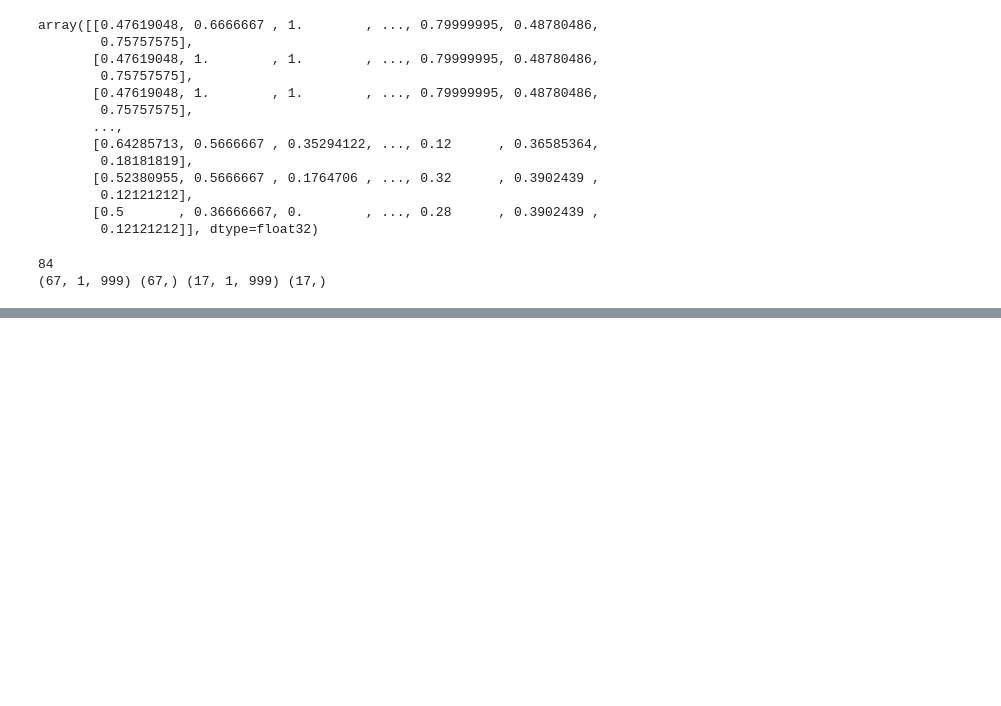
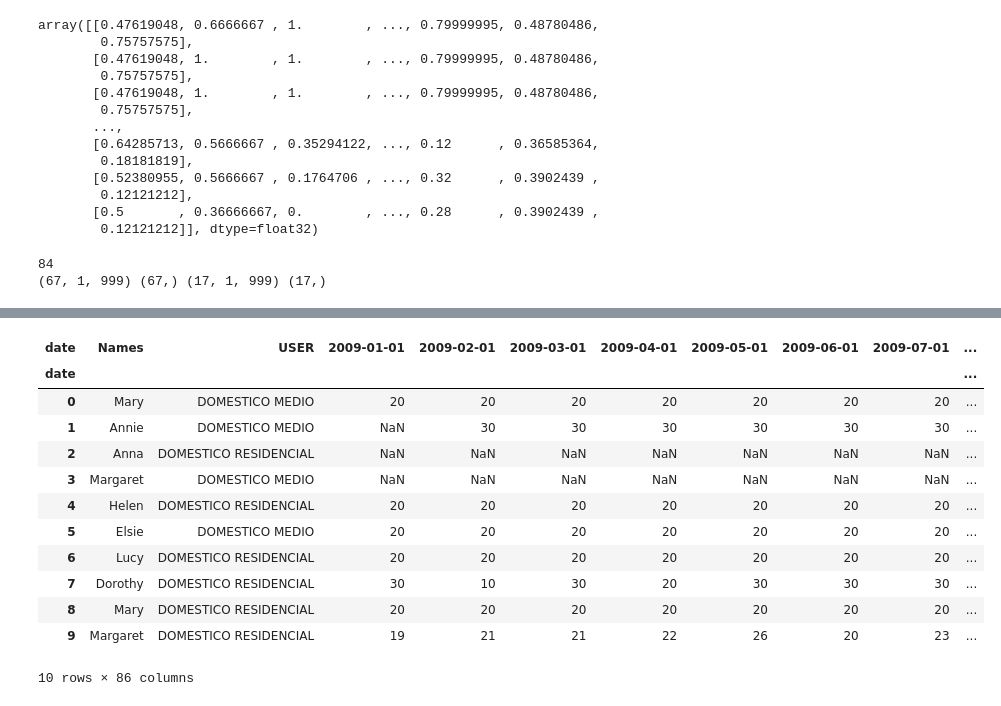
Before and after one commit to bchuchucaa/RNNConsumoDeAgua, a Jupyter notebook: RNNConsumoDeAgua.ipynb, the cells around one changed output, grey strips where cells are left out. Saved outputs shown, nothing was run; the diff lists cells and outputs as text; code cells hidden in the pictures; blank space fills up the shorter version.

```diff
--- a/RNNConsumoDeAgua.ipynb
+++ b/RNNConsumoDeAgua.ipynb
@@ -236,0 +246,22 @@ Name: 999, dtype: float64
+# %%
+#AJUSTE DEL FORMATO DE LAS FECHAS PARA LA TRANSFORMACION A TIPO DATETIME
+lookup = {'ENE':'01','FEB':'02','MAR':'03','ABR':'04','MAY':'05','JUN':'06','JUL':'07','AGO':'08','SEP':'09','OCT':'10','NOV':'11','DIC':'12'}
+clist=[]
+for col in dataset.columns[5:]:
+    col = col[4:].split('_')
+    clist.append('20'+col[1]+'-'+lookup[col[0]]+'-01')
+
+columns = ['LANDUSE_TYPE','USER','PIPE DIAM','VENDOR','JAN16']+clist
+dataset.columns=columns
+# %%
+dataset = dataset.drop(columns=['LANDUSE_TYPE','PIPE DIAM','VENDOR','JAN16'])
+# %%
+rows_list = []
+# %%
+dataComp = pd.DataFrame(columns=('DATE','TIPO', 'CONSUMO'))
+for column in range(1,len(dataset.columns),1):
+  selection=dataset.iloc[:,column]
+  for row in range(len(selection)):
+    df2=[dataset.columns[column],dataset.iloc[row,0],selection.iloc[row]]
+    print(df2)
+    rows_list.append(df2)
@@ -236,0 +318,22 @@ Name: 999, dtype: float64
+# %%
+dataComp = pd.DataFrame(columns=('DATE','TIPO', 'CONSUMO'))
+for column in range(2,len(dataset.columns),1):
+  selection=dataset.iloc[:,column]
+  for row in range(len(selection)):
+    for iter in range(1,2,1):
+      df2=[data.columns[iter],data.iloc[row,0],data.iloc[row,iter]]
+      dataComp.loc[row]=df2
+# %% [output]
+| date | Names | USER | 2009-01-01 | 2009-02-01 | 2009-03-01 | 2009-04-01 | 2009-05-01 | 2009-06-01 | 2009-07-01 | ... |
+| date |  |  |  |  |  |  |  |  |  | ... |
+| 0 | Mary | DOMESTICO MEDIO | 20 | 20 | 20 | 20 | 20 | 20 | 20 | ... |
+| 1 | Annie | DOMESTICO MEDIO | NaN | 30 | 30 | 30 | 30 | 30 | 30 | ... |
+| 2 | Anna | DOMESTICO RESIDENCIAL | NaN | NaN | NaN | NaN | NaN | NaN | NaN | ... |
+| 3 | Margaret | DOMESTICO MEDIO | NaN | NaN | NaN | NaN | NaN | NaN | NaN | ... |
+| 4 | Helen | DOMESTICO RESIDENCIAL | 20 | 20 | 20 | 20 | 20 | 20 | 20 | ... |
+| 5 | Elsie | DOMESTICO MEDIO | 20 | 20 | 20 | 20 | 20 | 20 | 20 | ... |
+| 6 | Lucy | DOMESTICO RESIDENCIAL | 20 | 20 | 20 | 20 | 20 | 20 | 20 | ... |
+| 7 | Dorothy | DOMESTICO RESIDENCIAL | 30 | 10 | 30 | 20 | 30 | 30 | 30 | ... |
+| 8 | Mary | DOMESTICO RESIDENCIAL | 20 | 20 | 20 | 20 | 20 | 20 | 20 | ... |
+| 9 | Margaret | DOMESTICO RESIDENCIAL | 19 | 21 | 21 | 22 | 26 | 20 | 23 | ... |
+10 rows × 86 columns
```
Also changed, not shown: parts of 31 cells of this notebook.
